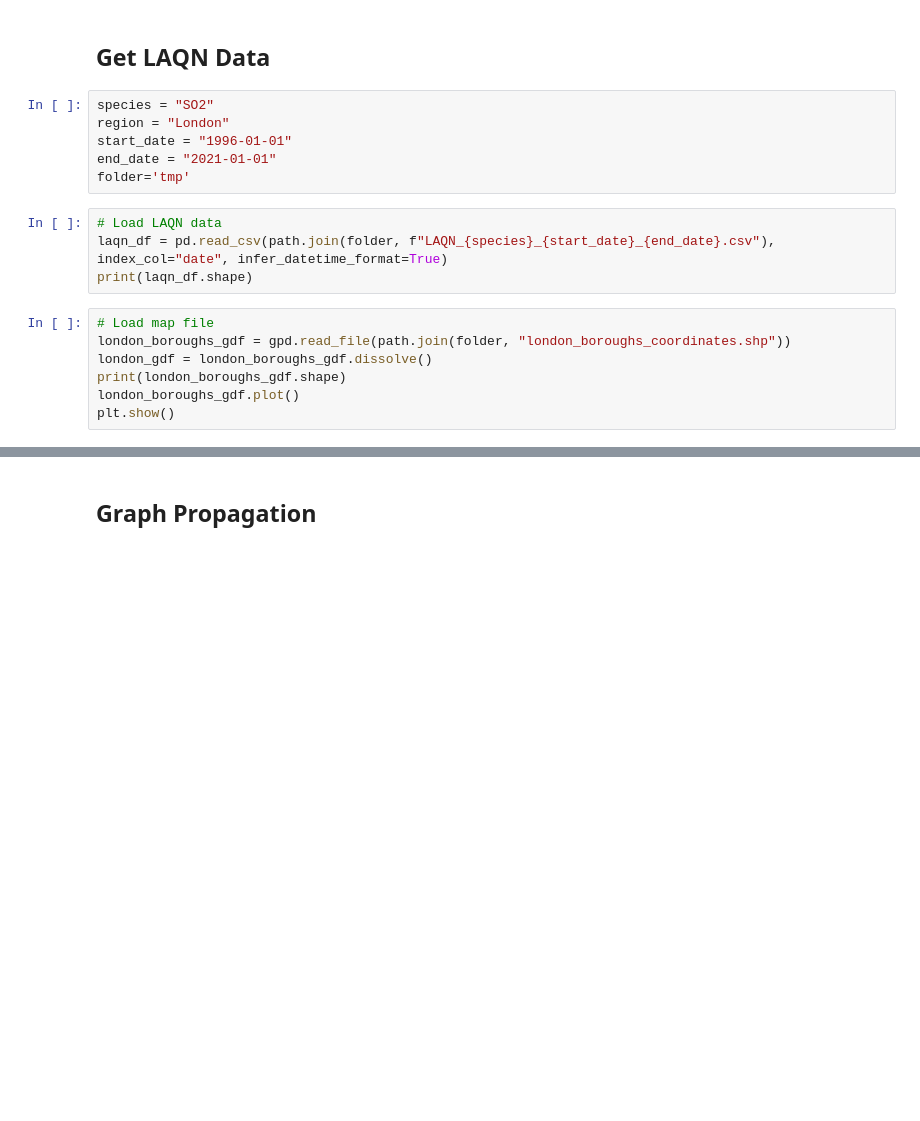
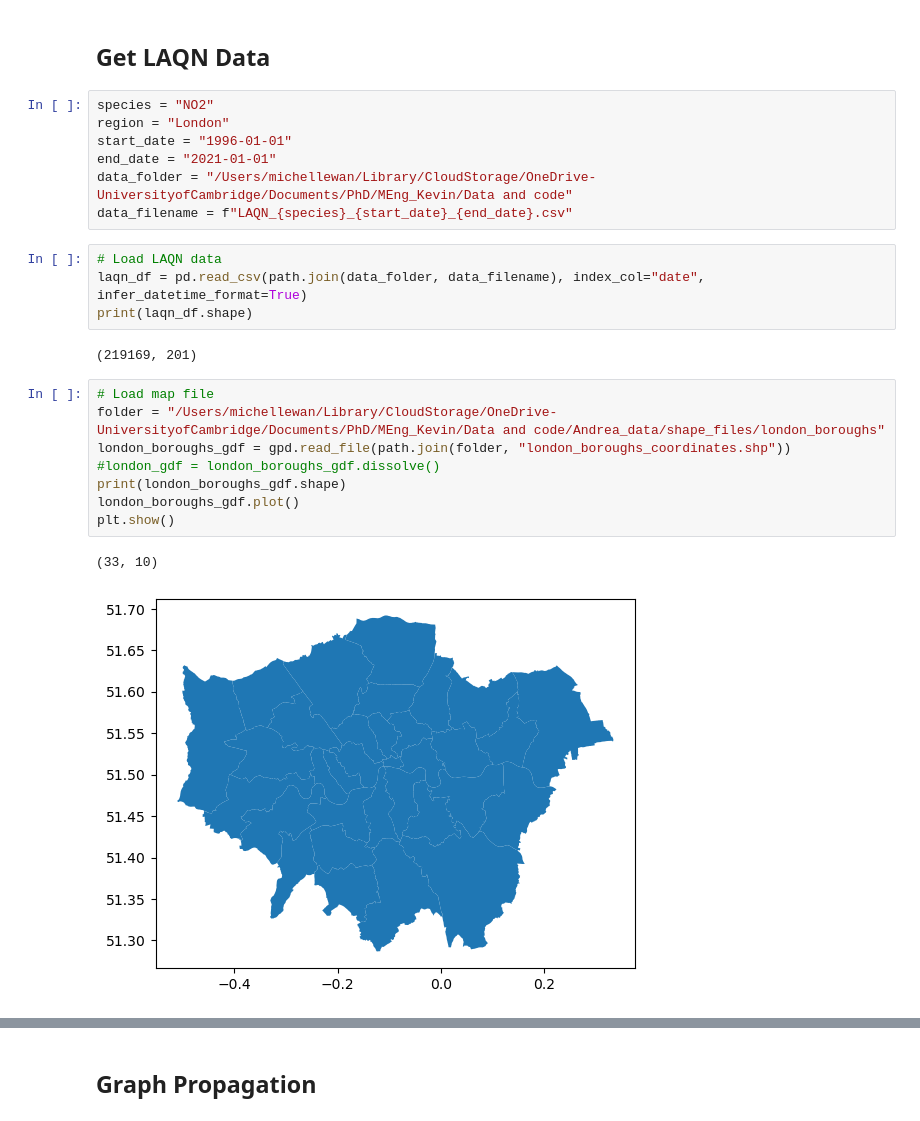
Before and after one commit to michellewl/AQ-graph-prop, a Jupyter notebook: NO2_propagation.ipynb, the cells around one changed output, grey strips where cells are left out. Saved outputs shown, nothing was run; the diff lists cells and outputs as text; blank space fills up the shorter version.

```diff
--- a/NO2_propagation.ipynb
+++ b/NO2_propagation.ipynb
@@ -23,21 +24,28 @@ from tqdm import tqdm
 # %% [markdown]
 ## Get LAQN Data
 # %%
-species = "SO2"
+species = "NO2"
 region = "London"
 start_date = "1996-01-01"
 end_date = "2021-01-01"
-folder='tmp'
+data_folder = "/Users/michellewan/Library/CloudStorage/OneDrive-UniversityofCambridge/Documents/PhD/MEng_Kevin/Data and code"
+data_filename = f"LAQN_{species}_{start_date}_{end_date}.csv"
 # %%
 # Load LAQN data
-laqn_df = pd.read_csv(path.join(folder, f"LAQN_{species}_{start_date}_{end_date}.csv"), index_col="date", infer_datetime_format=True)
+laqn_df = pd.read_csv(path.join(data_folder, data_filename), index_col="date", infer_datetime_format=True)
 print(laqn_df.shape)
+# %% [output]
+(219169, 201)
 # %%
 # Load map file
+folder = "/Users/michellewan/Library/CloudStorage/OneDrive-UniversityofCambridge/Documents/PhD/MEng_Kevin/Data and code/Andrea_data/shape_files/london_boroughs"
 london_boroughs_gdf = gpd.read_file(path.join(folder, "london_boroughs_coordinates.shp"))
-london_gdf = london_boroughs_gdf.dissolve()
+#london_gdf = london_boroughs_gdf.dissolve()
 print(london_boroughs_gdf.shape)
 london_boroughs_gdf.plot()
 plt.show()
+# %% [output]
+(33, 10)
+[figure, added]
 # %%
 # Load LAQN metadata
```
Also changed, not shown: parts of 34 cells of this notebook.
